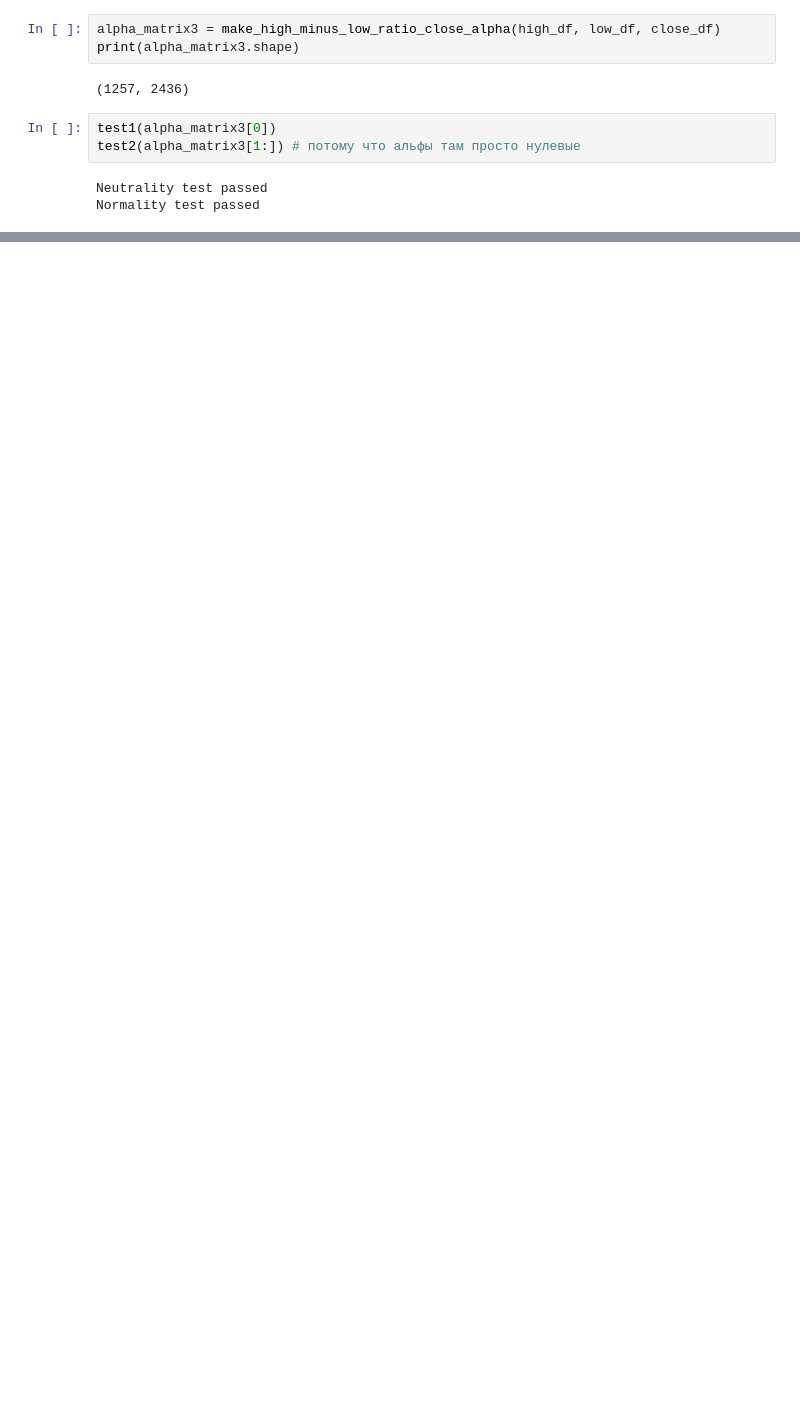
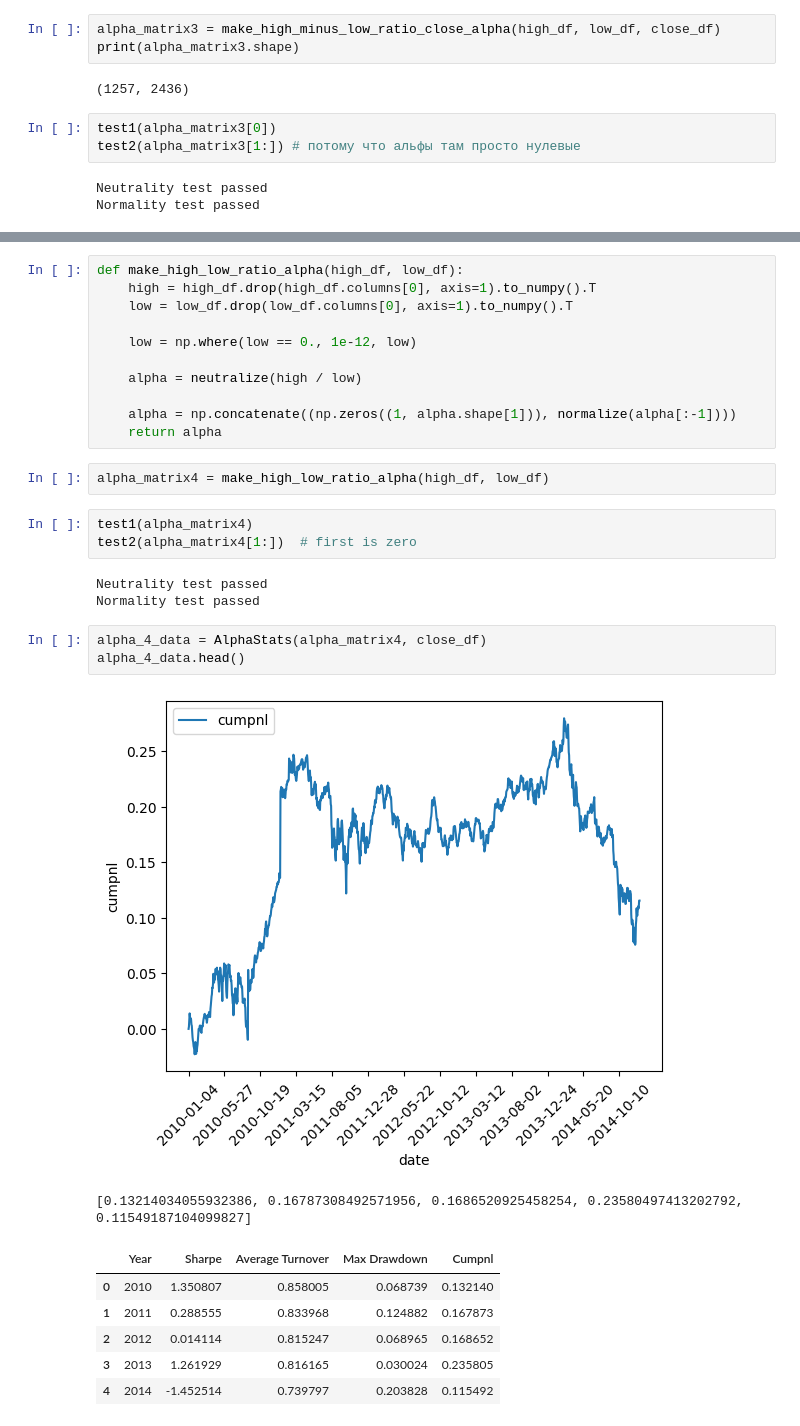
Before and after one commit to Kasymkhankhubiyev/Sirius-Uni, a Jupyter notebook: DerivativesControl/Task2.ipynb, the cells around one changed output, grey strips where cells are left out. Cells and saved outputs as stored; diff of their text form; blank space fills up the shorter version.

```diff
--- a/DerivativesControl/Task2.ipynb
+++ b/DerivativesControl/Task2.ipynb
@@ -175,0 +271,31 @@ alpha_3_data.head()
+# %%
+def make_high_low_ratio_alpha(high_df, low_df):
+    high = high_df.drop(high_df.columns[0], axis=1).to_numpy().T
+    low = low_df.drop(low_df.columns[0], axis=1).to_numpy().T
+
+    low = np.where(low == 0., 1e-12, low)
+
+    alpha = neutralize(high / low)
+
+    alpha = np.concatenate((np.zeros((1, alpha.shape[1])), normalize(alpha[:-1])))
+    return alpha
+# %%
+alpha_matrix4 = make_high_low_ratio_alpha(high_df, low_df)
+# %%
+test1(alpha_matrix4)
+test2(alpha_matrix4[1:])  # first is zero
+# %% [output]
+Neutrality test passed
+Normality test passed
+# %%
+alpha_4_data = AlphaStats(alpha_matrix4, close_df)
+alpha_4_data.head()
+# %% [output]
+[figure, added]
+[0.13214034055932386, 0.16787308492571956, 0.1686520925458254, 0.23580497413202792, 0.11549187104099827]
+|  | Year | Sharpe | Average Turnover | Max Drawdown | Cumpnl |
+| 0 | 2010 | 1.350807 | 0.858005 | 0.068739 | 0.132140 |
+| 1 | 2011 | 0.288555 | 0.833968 | 0.124882 | 0.167873 |
+| 2 | 2012 | 0.014114 | 0.815247 | 0.068965 | 0.168652 |
+| 3 | 2013 | 1.261929 | 0.816165 | 0.030024 | 0.235805 |
+| 4 | 2014 | -1.452514 | 0.739797 | 0.203828 | 0.115492 |
```
Also changed, not shown: parts of 24 cells of this notebook, 2 other files.
